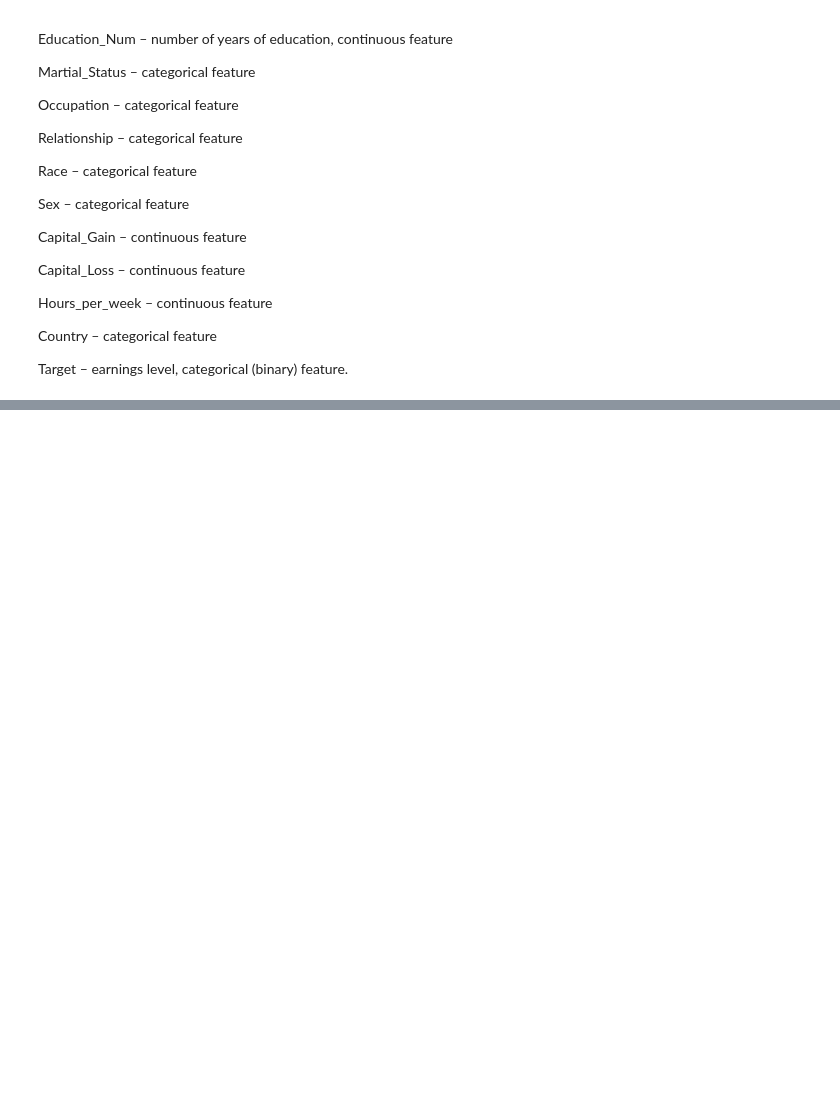
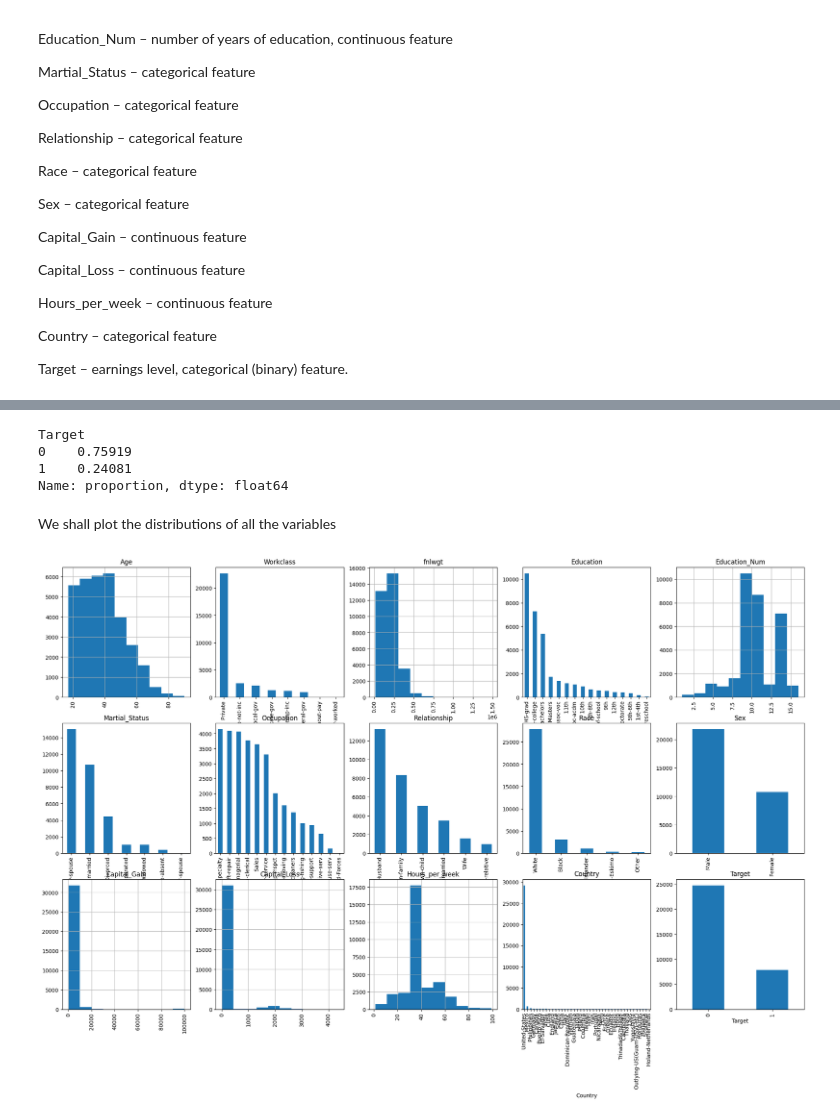
Before and after one commit to sk13g23/MLCourse, a Jupyter notebook: Topic_3/Assignment_3.ipynb, the cells around one changed output, grey strips where cells are left out. Drawn from its saved outputs; the diff is of its cells as text; code cells hidden in the pictures; blank space fills up the shorter version.

```diff
--- a/Topic_3/Assignment_3.ipynb
+++ b/Topic_3/Assignment_3.ipynb
@@ -226,3 +224,10 @@ Hours_per_week – continuous feature
 Country – categorical feature
 
 Target – earnings level, categorical (binary) feature.
+# %%
+# Importing Dataset
+
+DATA_URL = "https://raw.githubusercontent.com/Yorko/mlcourse.ai/main/data/"
+# %%
+data_train = pd.read_csv(DATA_URL + "adult_train.csv" , sep = ";") # The separating Delimiter is a semi-colon
+data_train.head()
@@ -228,0 +253,7 @@ Target – earnings level, categorical (binary) feature.
+# %%
+#Binary encoding Target
+data_train.loc[data_train["Target"] == " <=50K", "Target"] = 0
+data_train.loc[data_train["Target"] == " >50K", "Target"] = 1
+
+data_test.loc[data_test["Target"] == " <=50K.", "Target"] = 0
+data_test.loc[data_test["Target"] == " >50K.", "Target"] = 1
@@ -228,0 +277,25 @@ Target – earnings level, categorical (binary) feature.
+# %%
+data_train["Target"].value_counts(normalize=True)
+# %% [output]
+Target
+0    0.75919
+1    0.24081
+Name: proportion, dtype: float64
+# %% [markdown]
+We shall plot the distributions of all the variables
+# %%
+fig = plt.figure(figsize=(25,15))
+cols = 5
+rows = int(data_train.shape[1]/cols)
+for i , column in enumerate(data_train.columns):
+    ax = fig.add_subplot(rows , cols , i +1)
+    ax.set_title(column)
+    if data_train.dtypes[column] == "object":
+        data_train[column].value_counts().plot(kind="bar", axes=ax)
+    else:
+        data_train[column].hist(axes=ax)
+        plt.xticks(rotation="vertical")
+
+plt.show();
+# %% [output]
+[figure, added]
```
Also changed, not shown: parts of 13 cells of this notebook.
